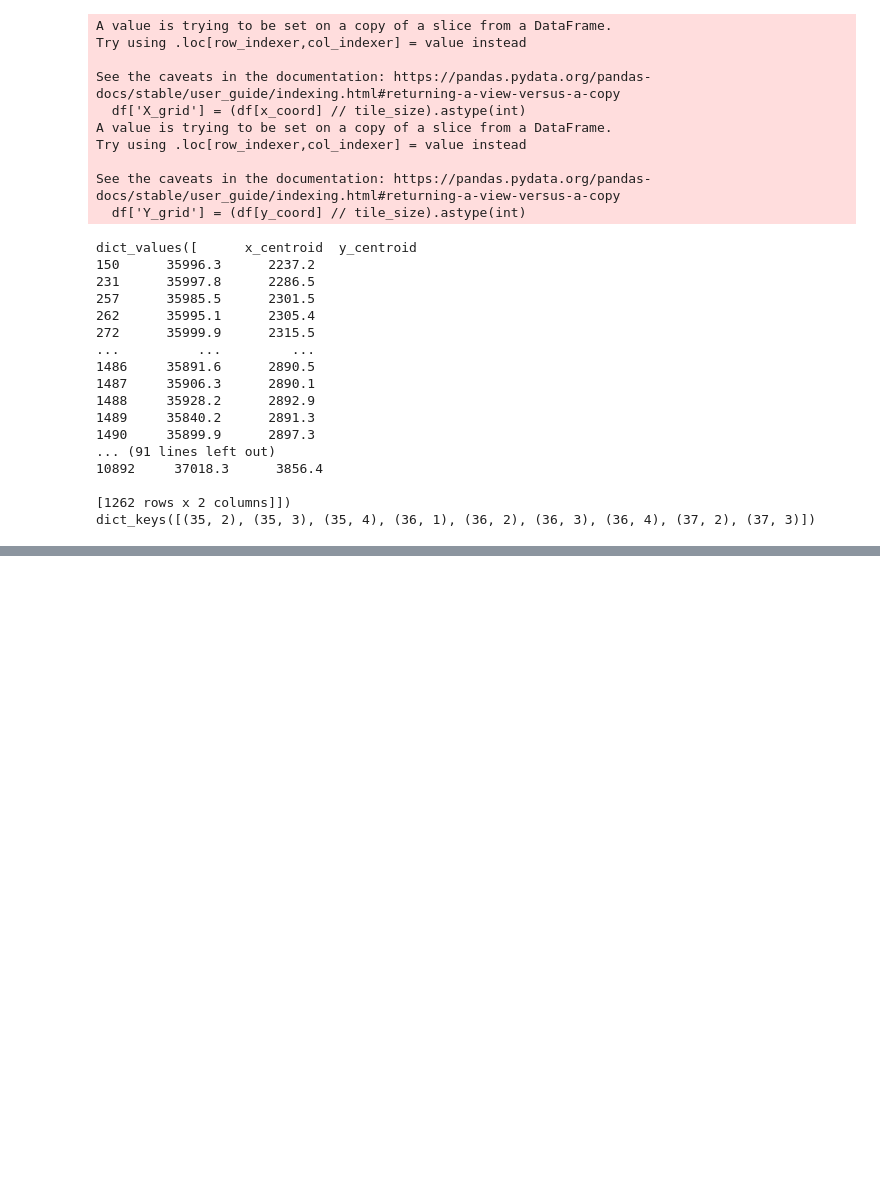
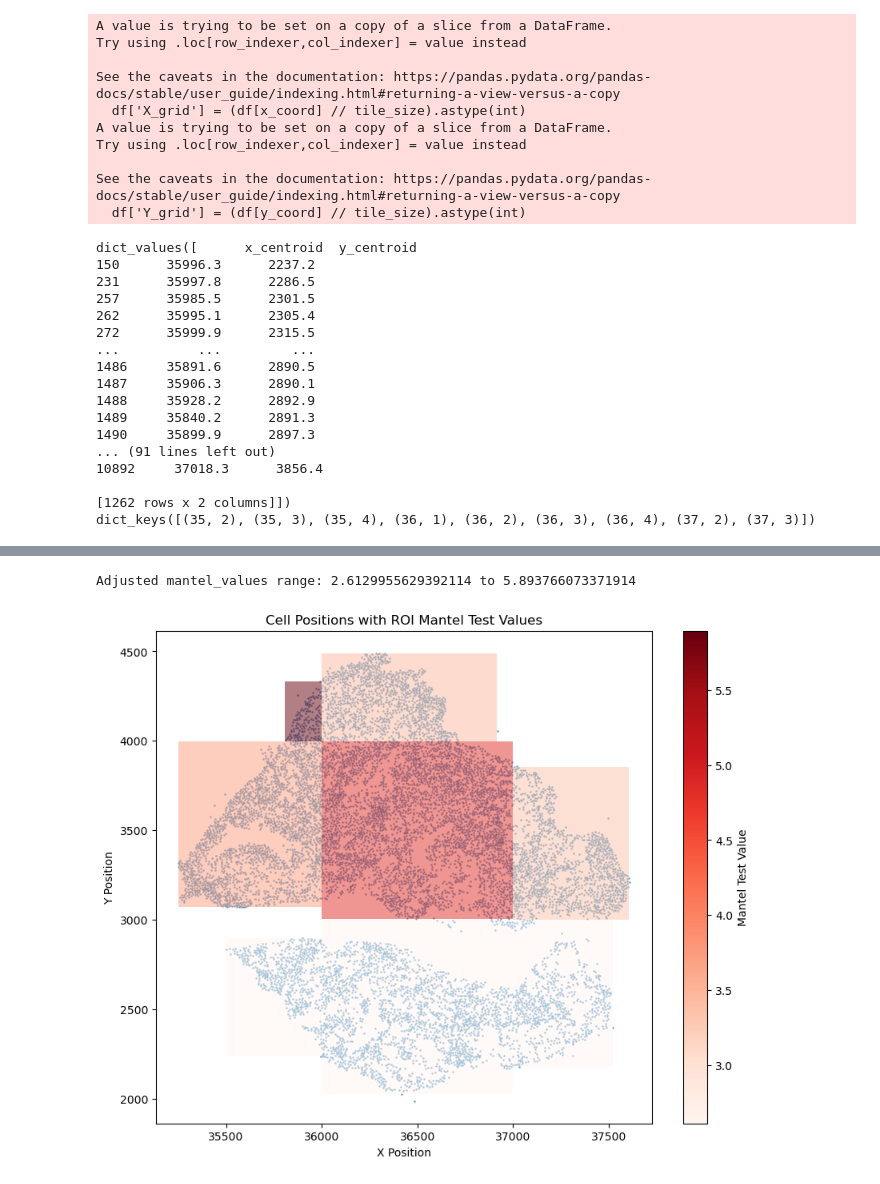
Before and after one commit to emmachancellor/ExtendedCorrelationFunctions_ECD, a Jupyter notebook: geographic_distance.ipynb, the cells around one changed output, grey strips where cells are left out. Saved outputs shown, nothing was run; the diff lists cells and outputs as text; code cells hidden in the pictures; blank space fills up the shorter version.

Commit message:
Visualization for GD in notebook

```diff
--- a/geographic_distance.ipynb
+++ b/geographic_distance.ipynb
@@ -169,0 +166,8 @@ plt.show()
+# %%
+gd, bboxes, mantel_dict = calculate_gd(df=s1_df,
+                            perturb_matrix=True,
+                            return_bboxes=True)
+
+print(bboxes)
+print(gd)
+print(mantel_dict)
@@ -169,0 +215,58 @@ plt.show()
+# %%
+import numpy as np
+import matplotlib.pyplot as plt
+import matplotlib.cm as cm
+from matplotlib.colors import Normalize
+
+# Replace NaN values with a default (e.g., the minimum valid value or zero)
+mantel_values = [value for value in mantel_dict.values() if not np.isnan(value)]
+
+# Handle edge cases with all NaNs or empty list
+if mantel_values:
+    vmin, vmax = np.percentile(mantel_values, 5), np.percentile(mantel_values, 95)
+    norm = Normalize(vmin=vmin, vmax=vmax)
+else:
+    vmin, vmax = 0, 1
+    norm = Normalize(vmin=vmin, vmax=vmax)
+
+print(f"Adjusted mantel_values range: {vmin} to {vmax}")
+
+# Plotting
+plt.figure(figsize=(10, 8))
+
+# Scatter plot
+plt.scatter(s1_df['x_centroid'], s1_df['y_centroid'], alpha=0.5, s=1, zorder=1)
+
+# Define colormap
+cmap = cm.Reds
+
+# Draw heatmap rectangles
+for key in bboxes:
+    min_x, max_x, min_y, max_y = bboxes[key]
+    width = max_x - min_x
+    height = max_y - min_y
+
+    # Get mantel value, replacing NaN with 0
+    mantel_value = mantel_dict.get(key, 0)
+    mantel_value = mantel_value if not np.isnan(mantel_value) else 0
+
+    # Determine color
+    color = cmap(norm(mantel_value))
+
+    # Draw rectangle
+    rect = plt.Rectangle((min_x, min_y), width, height, facecolor=color, alpha=0.5, edgecolor='none', zorder=2)
+    plt.gca().add_patch(rect)
+
+plt.xlabel('X Position')
+plt.ylabel('Y Position')
+plt.title('Cell Positions with ROI Mantel Test Values')
+
+# Add colorbar
+sm = plt.cm.ScalarMappable(cmap=cmap, norm=norm)
+sm.set_array([])
+plt.colorbar(sm, ax=plt.gca(), label='Mantel Test Value')
+
+plt.show()
+# %% [output]
+Adjusted mantel_values range: 2.6129955629392114 to 5.893766073371914
+[figure, added]
```
Also changed, not shown: parts of 6 cells of this notebook, 2 other files.
